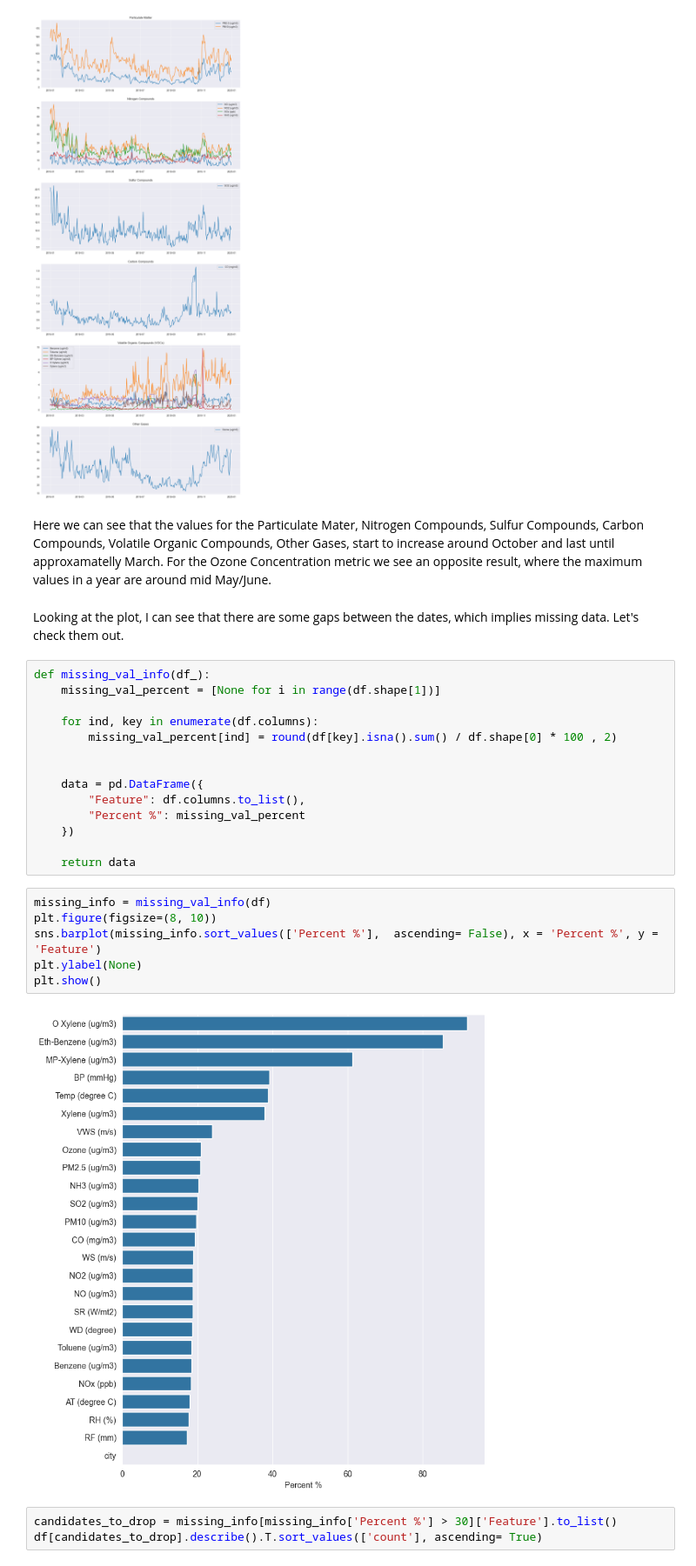
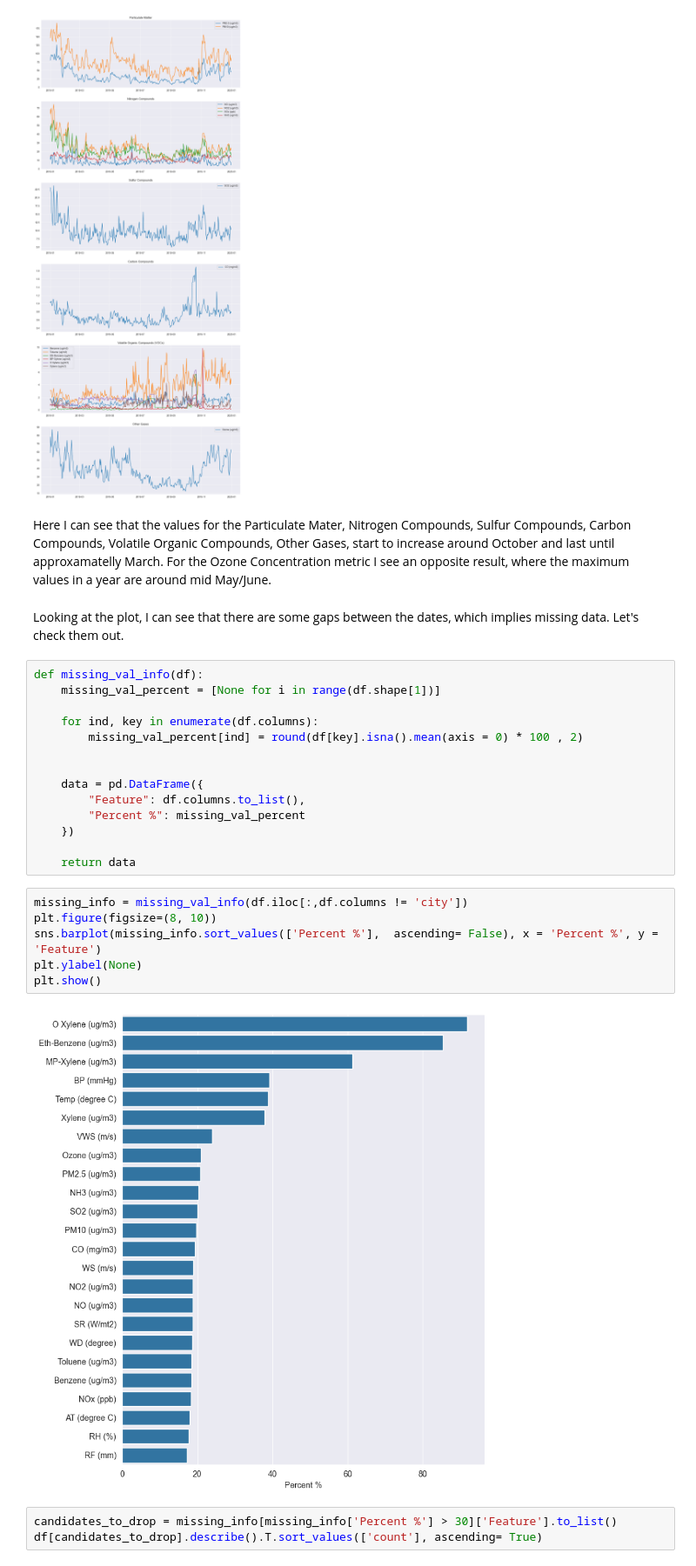
Before and after one commit to PyFon-hub/Masters_Thesis, a Jupyter notebook: Data_Analysis/Exploratory_Data_Analysis.ipynb, the cells around one changed output. Shown at 87% size. Cells and saved outputs as stored; diff of their text form.

```diff
--- a/Data_Analysis/Exploratory_Data_Analysis.ipynb
+++ b/Data_Analysis/Exploratory_Data_Analysis.ipynb
@@ -634,15 +634,15 @@ plot_features_year_slice(df, air_pollutants_dict, year = 2019)
 # %% [output]
 [figure]
 # %% [markdown]
-Here we can see that the values for the Particulate Mater, Nitrogen Compounds, Sulfur Compounds, Carbon Compounds, Volatile Organic Compounds, Other Gases, start to increase around October and last until approxamatelly March. For the Ozone Concentration metric we see an opposite result, where the maximum values in a year are around mid May/June.
+Here I can see that the values for the Particulate Mater, Nitrogen Compounds, Sulfur Compounds, Carbon Compounds, Volatile Organic Compounds, Other Gases, start to increase around October and last until approxamatelly March. For the Ozone Concentration metric I see an opposite result, where the maximum values in a year are around mid May/June.
 # %% [markdown]
 Looking at the plot, I can see that there are some gaps between the dates, which implies missing data. Let's check them out.
 # %%
-def missing_val_info(df_):
+def missing_val_info(df):
     missing_val_percent = [None for i in range(df.shape[1])]
 
     for ind, key in enumerate(df.columns):
-        missing_val_percent[ind] = round(df[key].isna().sum() / df.shape[0] * 100 , 2)
+        missing_val_percent[ind] = round(df[key].isna().mean(axis = 0) * 100 , 2)
 
 
     data = pd.DataFrame({
@@ -652,13 +652,13 @@ def missing_val_info(df_):
 
     return data
 # %%
-missing_info = missing_val_info(df)
+missing_info = missing_val_info(df.iloc[:,df.columns != 'city'])
 plt.figure(figsize=(8, 10))
 sns.barplot(missing_info.sort_values(['Percent %'],  ascending= False), x = 'Percent %', y = 'Feature')
 plt.ylabel(None)
 plt.show()
 # %% [output]
-[figure, old version]
+[figure, new version]
 # %%
 candidates_to_drop = missing_info[missing_info['Percent %'] > 30]['Feature'].to_list()
 df[candidates_to_drop].describe().T.sort_values(['count'], ascending= True)
```
Also changed, not shown: parts of 9 cells of this notebook.
